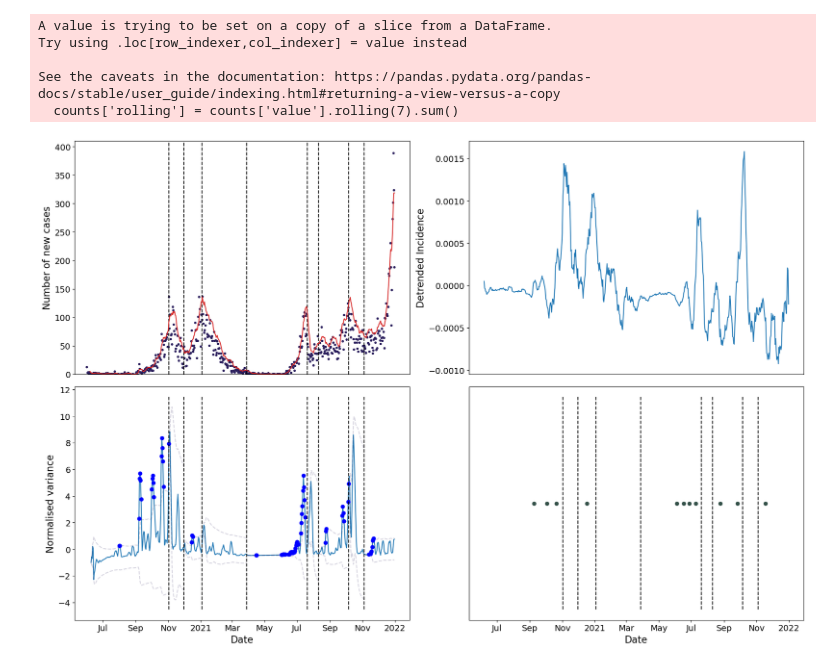
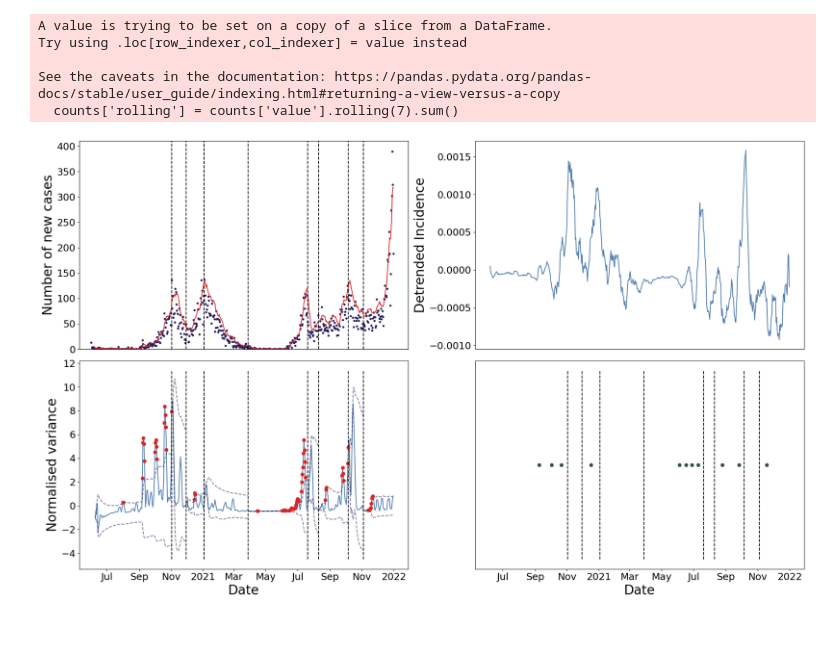
Before and after one commit to joshlooks/COVIDews, a Jupyter notebook: methods_diagram.ipynb, the cells around one changed output. Drawn from its saved outputs; the diff is of its cells as text; code cells hidden in the pictures; blank space fills up the shorter version.

Commit message:
presentation figures

```diff
--- a/methods_diagram.ipynb
+++ b/methods_diagram.ipynb
@@ -141,5 +191,5 @@ import matplotlib.dates as mdates
 # %%
-fig, axs = plt.subplots(nrows=2,ncols=2,figsize=(18,12))
+fig, axs = plt.subplots(nrows=2,ncols=2,figsize=(20,12))
 stat = "variance"
 
 counts = cases[cases['area_name']=='Amber Valley']
@@ -147,57 +197,57 @@ counts['rolling'] = counts['value'].rolling(7).sum()
 counts = counts.reset_index()
 axs[0,0].plot(counts['date'],counts['value'],'.',color='#2A1E5C')
 axs[0,0].set_ylim((0,410))
-axs[0,0].set_ylabel('Number of new cases',fontsize=16)
+axs[0,0].set_ylabel('Number of new cases',fontsize=24)
 ax = axs[0,0].twinx()
 axs[0,0].vlines(x=ltla_transitions['Amber Valley'][:-1],ymin=0,ymax=410,color='k',linestyle='--')
 ax.plot(counts['date'],counts['rolling'],color='#D62828')
 ax.set_ylim((0,2200))
-axs[0,1].plot(wide_data_total.reset_index()['date'],wide_data_total.reset_index()['Amber Valley'])
-axs[0,1].set_ylabel('Detrended Incidence',fontsize=16)
+axs[0,1].plot(wide_data_total.reset_index()['date'],wide_data_total.reset_index()['Amber Valley'],color='#4F7CAC')
+axs[0,1].set_ylabel('Detrended Incidence',fontsize=24)
 stat_data = norm_ews_7total[stat]
 y_data = stat_data['Amber Valley'].copy(deep=True)
 std_val = std_dict[stat]['Amber Valley']
 mean_val = mean_dict[stat]['Amber Valley']
-axs[1,0].plot(y_data.reset_index()['date'],y_data.reset_index()['Amber Valley'])
+axs[1,0].plot(y_data.reset_index()['date'],y_data.reset_index()['Amber Valley'],color='#4F7CAC')
 y_data = y_data.reset_index()
 y_data['Top'] = mean_val + 2*std_val
 y_data['Bottom'] = mean_val - 2*std_val
-axs[1,0].plot(y_data['date'],y_data['Top'],color='#2A1E5C',alpha=0.2,linestyle='--',label='Threshold')
-axs[1,0].plot(y_data['date'],y_data['Bottom'],color='#2A1E5C',alpha=0.2,linestyle='--',label='')
+axs[1,0].plot(y_data['date'],y_data['Top'],color='#2A1E5C',alpha=0.6,linestyle='--',label='Threshold')
+axs[1,0].plot(y_data['date'],y_data['Bottom'],color='#2A1E5C',alpha=0.6,linestyle='--',label='')
 y_data = y_data.iloc[two_sigma_cutoff[stat]['Amber Valley']].drop(columns=['Top','Bottom'])
-axs[1,0].plot(y_data['date'],y_data['Amber Valley'],'o',color='blue',label='Exceeds threshold')
-axs[1,0].set_ylabel('Normalised variance',fontsize=16)
+axs[1,0].plot(y_data['date'],y_data['Amber Valley'],'o',color='#D62828',label='Exceeds threshold')
+axs[1,0].set_ylabel('Normalised variance',fontsize=24)
 axs[1,0].vlines(x=ltla_transitions['Amber Valley'][:-1],ymin=axs[1,0].get_ylim()[0],ymax=axs[1,0].get_ylim()[1],color='k',linestyle='--')
 axs[1,0].set_ylim(axs[1,0].get_ylim())
 
 
 axs[1,1].vlines(x=ltla_transitions['Amber Valley'][:-1],ymin=-1,ymax=1,color='k',label='Critical Transition',linestyle='--')
 signal_data = norm_ews_7total['variance']['Amber Valley']
 signal_data = signal_data.reset_index()
 xs = signal_data['date'][detect_var['Amber Valley']]
 axs[1,1].plot(xs,[0]*len(xs),'o',color='#35524A',label='Variance')
 
 for i in range(2):
     for j in range(2):
         if i == 0:
             axs[i,j].set_xticks(())
         else:
             axs[i,j].xaxis.set_major_formatter(mdates.ConciseDateFormatter(ax.xaxis.get_major_locator()))
-        axs[i,j].tick_params(axis='x', labelsize=14)
-        axs[i,j].tick_params(axis='y', labelsize=14)
+        axs[i,j].tick_params(axis='x', labelsize=18)
+        axs[i,j].tick_params(axis='y', labelsize=18)
         axs[i,j].set_xlim((18391.4, 19020.6))
 
 ax.get_yaxis().set_ticks([])
 axs[1,1].get_yaxis().set_ticks([])
-axs[1,0].set_xlabel('Date',fontsize=16)
-axs[1,1].set_xlabel('Date',fontsize=16)
+axs[1,0].set_xlabel('Date',fontsize=24)
+axs[1,1].set_xlabel('Date',fontsize=24)
 fig.tight_layout()
-plt.savefig('Figures/methods.pdf')
+plt.savefig('Figures/methods.svg',dpi=1200)
 plt.show()
 # %% [output]
 A value is trying to be set on a copy of a slice from a DataFrame.
 Try using .loc[row_indexer,col_indexer] = value instead
 
 See the caveats in the documentation: https://pandas.pydata.org/pandas-docs/stable/user_guide/indexing.html#returning-a-view-versus-a-copy
   counts['rolling'] = counts['value'].rolling(7).sum()
-[figure, old version]
+[figure, new version]
```
Also changed, not shown: parts of 2 cells of this notebook, 27 other files.
